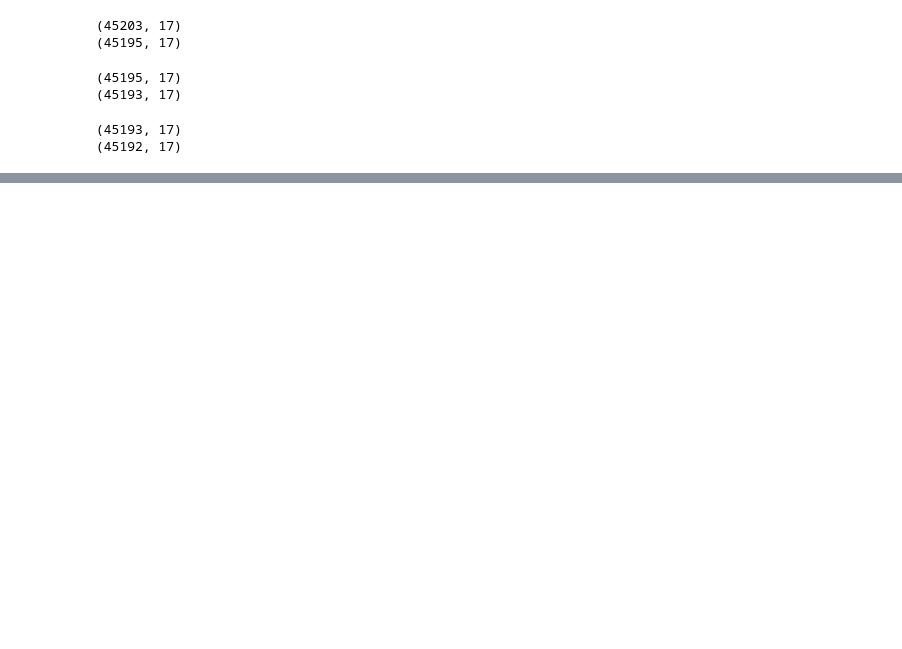
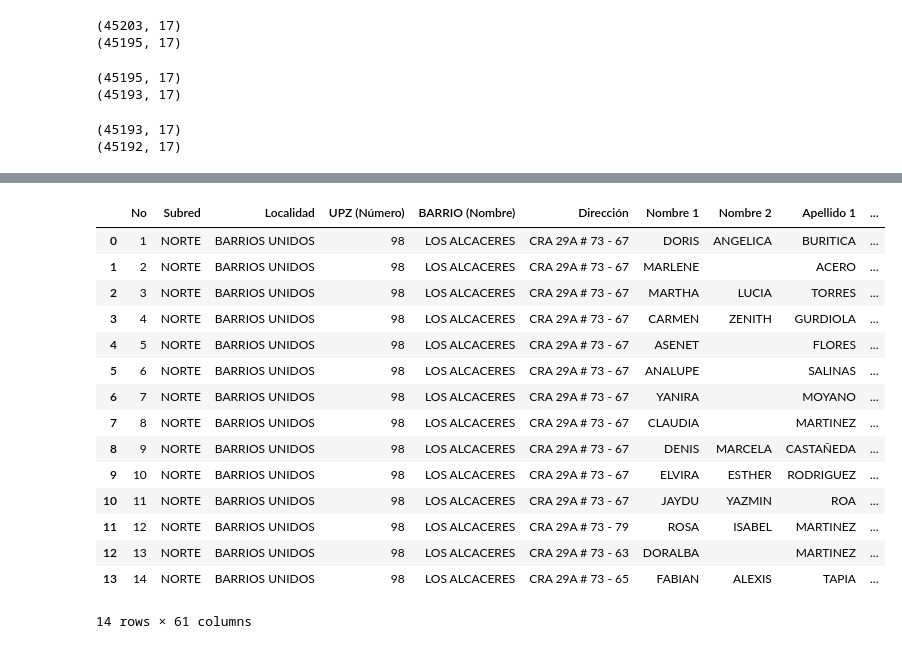
Before and after one commit to asegura4488/CienciaDatos, a Jupyter notebook: Semana3/Sesion5.ipynb, the cells around one changed output, grey strips where cells are left out. Cells and saved outputs as stored; diff of their text form; code cells hidden in the pictures; blank space fills up the shorter version.

```diff
--- a/Semana3/Sesion5.ipynb
+++ b/Semana3/Sesion5.ipynb
@@ -207,0 +258,3 @@ for i, col in enumerate(col_cate):
+# %%
+data1 = pd.read_excel('Datos/Alcaceres.xlsx')
+data1
@@ -207,0 +278,4 @@ for i, col in enumerate(col_cate):
+# %%
+# Empezar a limpiar
+data1 = data1.fillna(' ')
+data1.keys()
@@ -207,0 +300,4 @@ for i, col in enumerate(col_cate):
+# %%
+# Ponemos el nombre completo de la persona en una sola columna
+NombreCompleto = data1['Nombre 1']+' '+data1['Nombre 2']+' '+data1['Apellido 1']+' '+data1['Apellido 2']
+data1.insert(loc=10, column='NombreCompleto',value=NombreCompleto)
@@ -207,0 +325,20 @@ for i, col in enumerate(col_cate):
+# %%
+data1 = data1.rename( columns={'Localidad (NOMBRE)':'Localidad'} )
+data1
+# %% [output]
+|  | No | Subred | Localidad | UPZ (Número) | BARRIO (Nombre) | Dirección | Nombre 1 | Nombre 2 | Apellido 1 | ... |
+| 0 | 1 | NORTE | BARRIOS UNIDOS | 98 | LOS ALCACERES | CRA 29A # 73 - 67 | DORIS | ANGELICA | BURITICA | ... |
+| 1 | 2 | NORTE | BARRIOS UNIDOS | 98 | LOS ALCACERES | CRA 29A # 73 - 67 | MARLENE |  | ACERO | ... |
+| 2 | 3 | NORTE | BARRIOS UNIDOS | 98 | LOS ALCACERES | CRA 29A # 73 - 67 | MARTHA | LUCIA | TORRES | ... |
+| 3 | 4 | NORTE | BARRIOS UNIDOS | 98 | LOS ALCACERES | CRA 29A # 73 - 67 | CARMEN | ZENITH | GURDIOLA | ... |
+| 4 | 5 | NORTE | BARRIOS UNIDOS | 98 | LOS ALCACERES | CRA 29A # 73 - 67 | ASENET |  | FLORES | ... |
+| 5 | 6 | NORTE | BARRIOS UNIDOS | 98 | LOS ALCACERES | CRA 29A # 73 - 67 | ANALUPE |  | SALINAS | ... |
+| 6 | 7 | NORTE | BARRIOS UNIDOS | 98 | LOS ALCACERES | CRA 29A # 73 - 67 | YANIRA |  | MOYANO | ... |
+| 7 | 8 | NORTE | BARRIOS UNIDOS | 98 | LOS ALCACERES | CRA 29A # 73 - 67 | CLAUDIA |  | MARTINEZ | ... |
+| 8 | 9 | NORTE | BARRIOS UNIDOS | 98 | LOS ALCACERES | CRA 29A # 73 - 67 | DENIS | MARCELA | CASTAÑEDA | ... |
+| 9 | 10 | NORTE | BARRIOS UNIDOS | 98 | LOS ALCACERES | CRA 29A # 73 - 67 | ELVIRA | ESTHER | RODRIGUEZ | ... |
+| 10 | 11 | NORTE | BARRIOS UNIDOS | 98 | LOS ALCACERES | CRA 29A # 73 - 67 | JAYDU | YAZMIN | ROA | ... |
+| 11 | 12 | NORTE | BARRIOS UNIDOS | 98 | LOS ALCACERES | CRA 29A # 73 - 79 | ROSA | ISABEL | MARTINEZ | ... |
+| 12 | 13 | NORTE | BARRIOS UNIDOS | 98 | LOS ALCACERES | CRA 29A # 73 - 63 | DORALBA |  | MARTINEZ | ... |
+| 13 | 14 | NORTE | BARRIOS UNIDOS | 98 | LOS ALCACERES | CRA 29A # 73 - 65 | FABIAN | ALEXIS | TAPIA | ... |
+14 rows × 61 columns
```
Also changed, not shown: parts of 19 cells of this notebook.
